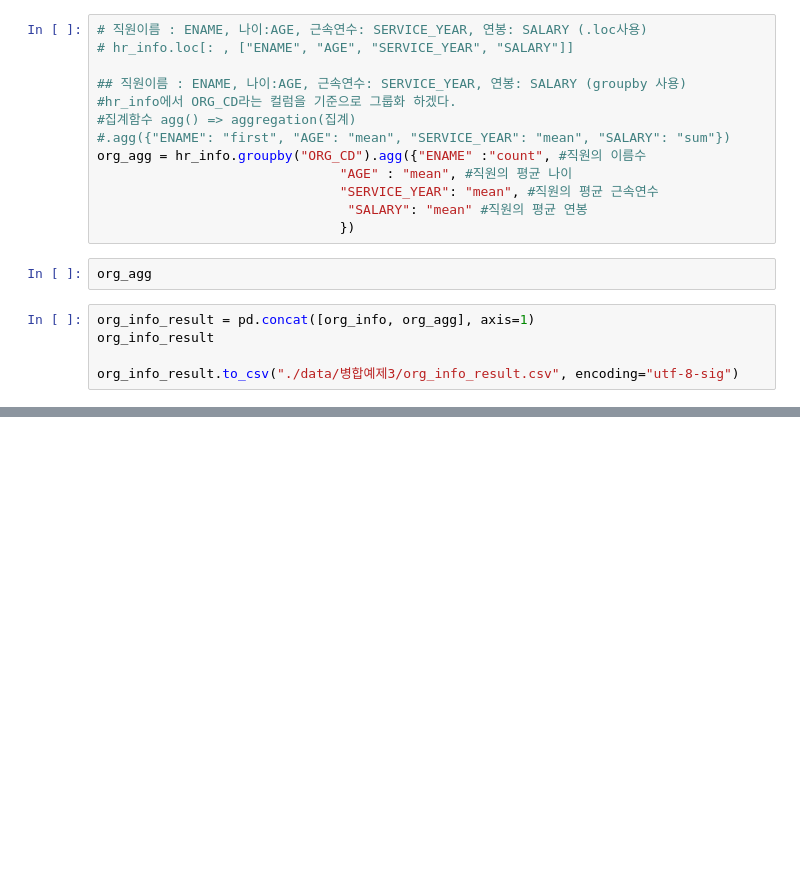
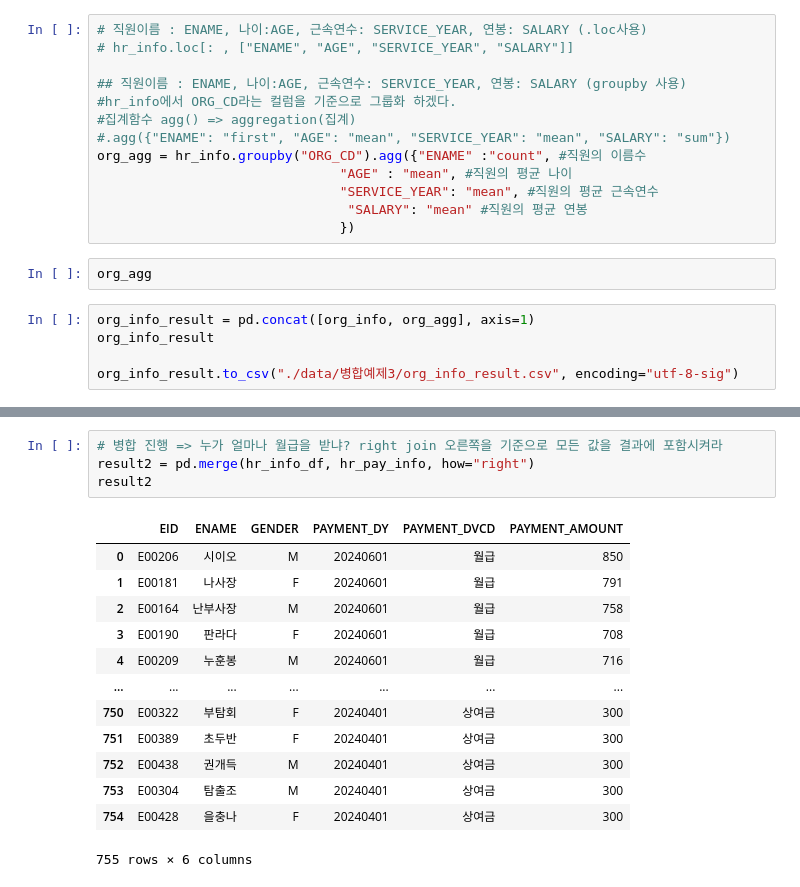
Before and after one commit to positivemultiplier/LG_DX_SCHOOL, a Jupyter notebook: 01_Foundation/python_lib/20250715_DFhandling.ipynb, the cells around one changed output, grey strips where cells are left out. Cells and saved outputs as stored; diff of their text form; blank space fills up the shorter version.

```diff
--- a/01_Foundation/python_lib/20250715_DFhandling.ipynb
+++ b/01_Foundation/python_lib/20250715_DFhandling.ipynb
@@ -302,0 +474,18 @@ org_info_result.to_csv("./data/병합예제3/org_info_result.csv", encoding="utf
+# %%
+# 병합 진행 => 누가 얼마나 월급을 받냐? right join 오른쪽을 기준으로 모든 값을 결과에 포함시켜라
+result2 = pd.merge(hr_info_df, hr_pay_info, how="right")
+result2
+# %% [output]
+|  | EID | ENAME | GENDER | PAYMENT_DY | PAYMENT_DVCD | PAYMENT_AMOUNT |
+| 0 | E00206 | 시이오 | M | 20240601 | 월급 | 850 |
+| 1 | E00181 | 나사장 | F | 20240601 | 월급 | 791 |
+| 2 | E00164 | 난부사장 | M | 20240601 | 월급 | 758 |
+| 3 | E00190 | 판라다 | F | 20240601 | 월급 | 708 |
+| 4 | E00209 | 누훈봉 | M | 20240601 | 월급 | 716 |
+| ... | ... | ... | ... | ... | ... | ... |
+| 750 | E00322 | 부탐회 | F | 20240401 | 상여금 | 300 |
+| 751 | E00389 | 초두반 | F | 20240401 | 상여금 | 300 |
+| 752 | E00438 | 권개득 | M | 20240401 | 상여금 | 300 |
+| 753 | E00304 | 탐출조 | M | 20240401 | 상여금 | 300 |
+| 754 | E00428 | 을충나 | F | 20240401 | 상여금 | 300 |
+755 rows × 6 columns
```
Also changed, not shown: parts of 27 cells of this notebook, 7 other files.
